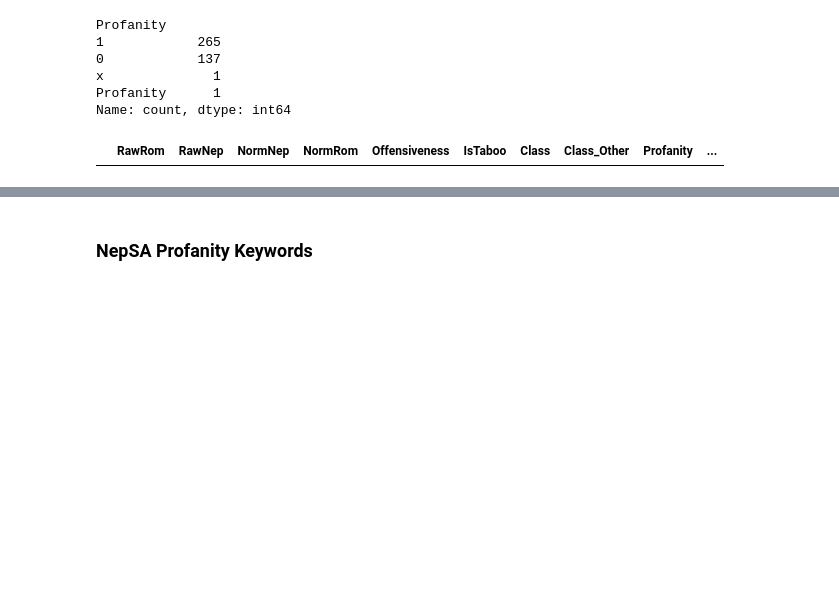
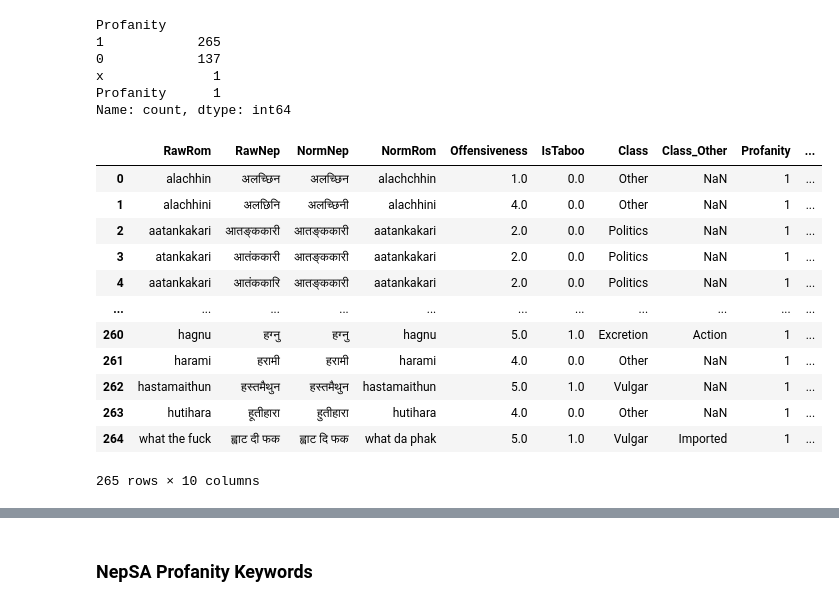
Before and after one commit to SamirWagle/NepSense, a Jupyter notebook: Profanity Detection/ProfanityFilter.ipynb, the cells around one changed output, grey strips where cells are left out. Cells and saved outputs as stored; diff of their text form; code cells hidden in the pictures; blank space fills up the shorter version.

Commit message:
[Modified] profanity selection in manual tagging solved

```diff
--- a/Profanity Detection/ProfanityFilter.ipynb
+++ b/Profanity Detection/ProfanityFilter.ipynb
@@ -42,16 +86,31 @@ x              1
 Profanity      1
 Name: count, dtype: int64
 # %%
-# Filter the manual_tagging_df DataFrame to get only the rows where the Profanity is 1
-manual_profanity_df = manual_tagging_df[manual_tagging_df["Profanity"] == 1]
+# Ensure the 'Profanity' column is treated as strings
+manual_tagging_df['Profanity'] = manual_tagging_df['Profanity'].astype(str)
 
-# Reset the index of the manual_profanity_df DataFrame and drop the old index
+# Filter the manual_tagging_df DataFrame to get only the rows where the Profanity is '1'
+manual_profanity_df = manual_tagging_df[manual_tagging_df["Profanity"] == '1']
+
+# Reset the index of the manual_profanity_df DataFrame and drop the old index (optional)
 manual_profanity_df = manual_profanity_df.reset_index(drop=True)
 
-# The manual_profanity_df DataFrame now contains only the rows where the Profanity is 1, with a new index
+# The manual_profanity_df DataFrame now contains only the rows where the Profanity is '1', with a new index
 manual_profanity_df
 # %% [output]
 |  | RawRom | RawNep | NormNep | NormRom | Offensiveness | IsTaboo | Class | Class_Other | Profanity | ... |
+| 0 | alachhin | अलच्छिन | अलच्छिन | alachchhin | 1.0 | 0.0 | Other | NaN | 1 | ... |
+| 1 | alachhini | अलछिनि | अलच्छिनी | alachhini | 4.0 | 0.0 | Other | NaN | 1 | ... |
+| 2 | aatankakari | आतङ्ककारी | आतङ्ककारी | aatankakari | 2.0 | 0.0 | Politics | NaN | 1 | ... |
+| 3 | atankakari | आतंककारी | आतङ्ककारी | aatankakari | 2.0 | 0.0 | Politics | NaN | 1 | ... |
+| 4 | aatankakari | आतंककारि | आतङ्ककारी | aatankakari | 2.0 | 0.0 | Politics | NaN | 1 | ... |
+| ... | ... | ... | ... | ... | ... | ... | ... | ... | ... | ... |
+| 260 | hagnu | हग्नु | हग्नु | hagnu | 5.0 | 1.0 | Excretion | Action | 1 | ... |
+| 261 | harami | हरामी | हरामी | harami | 4.0 | 0.0 | Other | NaN | 1 | ... |
+| 262 | hastamaithun | हस्तमैथुन | हस्तमैथुन | hastamaithun | 5.0 | 1.0 | Vulgar | NaN | 1 | ... |
+| 263 | hutihara | हूतीहारा | हुतीहारा | hutihara | 4.0 | 0.0 | Other | NaN | 1 | ... |
+| 264 | what the fuck | ह्वाट दी फक | ह्वाट दि फक | what da phak | 5.0 | 1.0 | Vulgar | Imported | 1 | ... |
+265 rows × 10 columns
 # %%
 # Initialize an empty set for profanity words
 profnaity_word_set = set()
```
Also changed, not shown: parts of 9 cells of this notebook, 58 other files.
